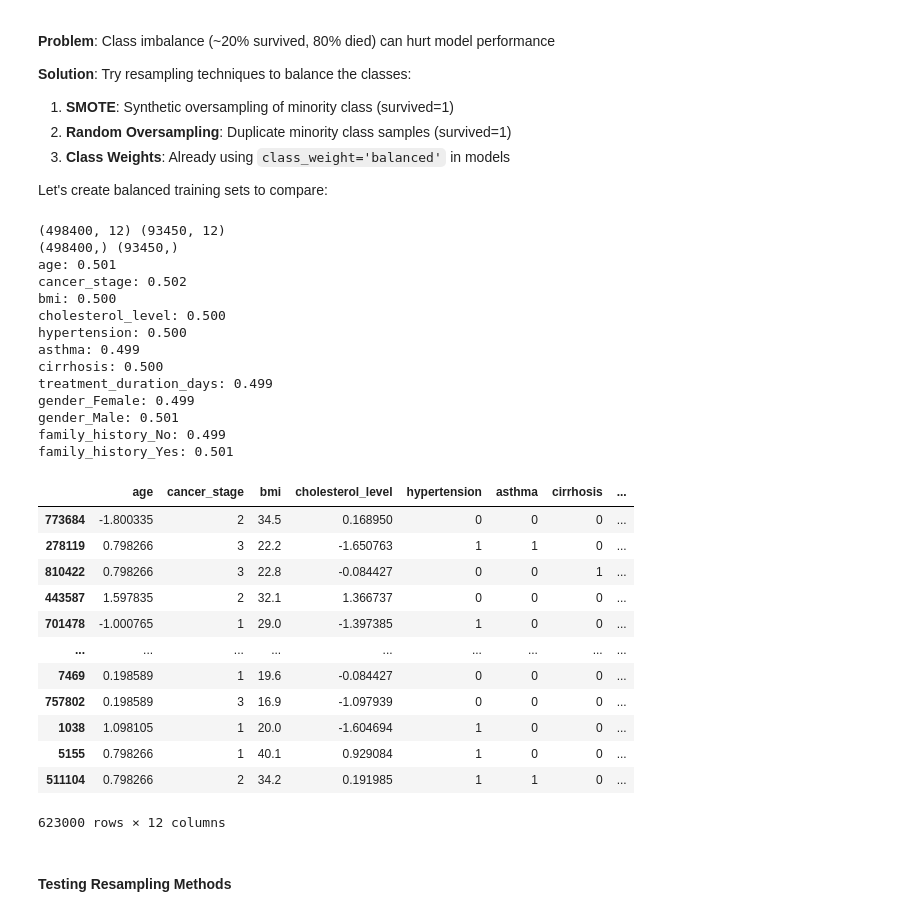
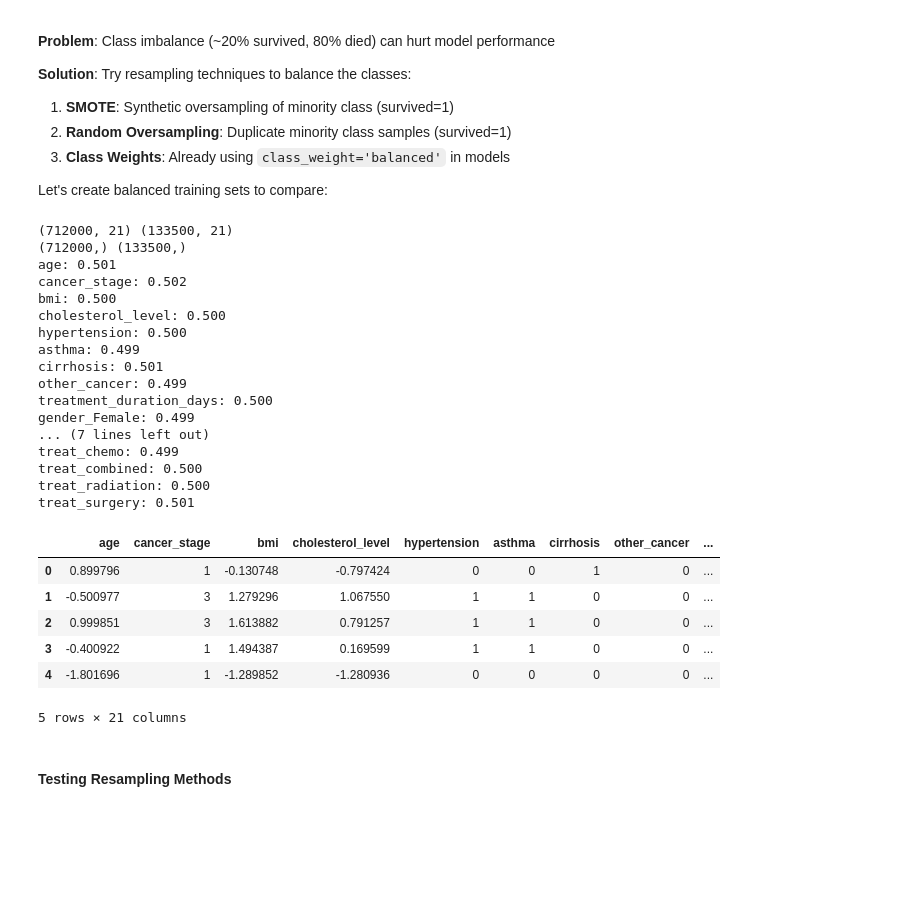
Before and after one commit to apayne185/RAI_opioid_risk_prevention, a Jupyter notebook: ML4HL_LC_RAI_toolbox.ipynb, the cells around one changed output. Drawn from its saved outputs; the diff is of its cells as text; code cells hidden in the pictures; blank space fills up the shorter version.

```diff
--- a/ML4HL_LC_RAI_toolbox.ipynb
+++ b/ML4HL_LC_RAI_toolbox.ipynb
@@ -491,19 +466,13 @@ This allowed us to reduce the number of features, almost all of this work is don
 # %%
-lasso = LogisticRegression(penalty="l1", solver="liblinear", C=1, class_weight="balanced")
+lasso = LogisticRegression(penalty="l1",
+                           solver="liblinear", C=1, class_weight="balanced")
+lasso.fit(X_train, y_train)
 
 
-lasso_pipe = Pipeline(steps=[
-    ("preprocess", preprocess),
-    ("lasso", lasso)
-])
-lasso_pipe.fit(X_train, y_train)
-
-
-feature_names = lasso_pipe.named_steps["preprocess"].get_feature_names_out()
-coef = pd.Series(lasso_pipe.named_steps["lasso"].coef_.flatten(),index=feature_names)
+feature_names = X_train.columns
+coef = pd.Series(lasso.coef_.flatten(), index=feature_names)
 
 print("\nNon zero features after l1 regulariztion")
 print(coef[coef != 0])
-# print("Chosen C:", pipe.named_steps["lasso"].C_)
 # %% [output]
 Non zero features after l1 regulariztion
@@ -523,13 +488,12 @@ dtype: float64
 # %%
-# Logistic Regression baseline with variance filter
-base_clf = Pipeline(steps=[
-    ("prep", preprocess),
-    # Eliminates features with zero variance
-    # ("varth", VarianceThreshold(threshold=0.0)),
-    ("model", LogisticRegression(
-        solver="liblinear",  # See details in course material
-        class_weight="balanced",  # Adjusts weights for class imbalance - GOOD, we have 20-80
-        random_state=RANDOM_STATE,
-        max_iter=200
-    ))
-])
+base_clf = LogisticRegression(
+    solver="liblinear",
+    class_weight="balanced",    #ajudts for the class imbalance
+    random_state=RANDOM_STATE,
+    max_iter=200
+)
+base_clf.fit(X_train, y_train)    #training
+
+# evalution
+y_pred_val = base_clf.predict(X_val)
+y_proba_val = base_clf.predict_proba(X_val)[:, 1]  # probability of survival
@@ -549,42 +511,39 @@ Let's create balanced training sets to compare:
 # %%
 print(X_train.shape, X_val.shape)
 print(y_train.shape, y_val.shape)
 assert all(X_train.index == y_train.index)
 assert all(X_val.index == y_val.index)
 
 for col in X_train.columns:
     auc = roc_auc_score(y_train, X_train[col])
     print(f"{col}: {auc:.3f}")
 
-X_scaled
+X.head()
 # %% [output]
-(498400, 12) (93450, 12)
-(498400,) (93450,)
+(712000, 21) (133500, 21)
+(712000,) (133500,)
 age: 0.501
 cancer_stage: 0.502
 bmi: 0.500
 cholesterol_level: 0.500
 hypertension: 0.500
 asthma: 0.499
-cirrhosis: 0.500
-treatment_duration_days: 0.499
+cirrhosis: 0.501
+other_cancer: 0.499
+treatment_duration_days: 0.500
 gender_Female: 0.499
-gender_Male: 0.501
-family_history_No: 0.499
-family_history_Yes: 0.501
+... (7 lines left out)
+treat_chemo: 0.499
+treat_combined: 0.500
+treat_radiation: 0.500
+treat_surgery: 0.501
-|  | age | cancer_stage | bmi | cholesterol_level | hypertension | asthma | cirrhosis | ... |
-| 773684 | -1.800335 | 2 | 34.5 | 0.168950 | 0 | 0 | 0 | ... |
-| 278119 | 0.798266 | 3 | 22.2 | -1.650763 | 1 | 1 | 0 | ... |
-| 810422 | 0.798266 | 3 | 22.8 | -0.084427 | 0 | 0 | 1 | ... |
-| 443587 | 1.597835 | 2 | 32.1 | 1.366737 | 0 | 0 | 0 | ... |
-| 701478 | -1.000765 | 1 | 29.0 | -1.397385 | 1 | 0 | 0 | ... |
-| ... | ... | ... | ... | ... | ... | ... | ... | ... |
-| 7469 | 0.198589 | 1 | 19.6 | -0.084427 | 0 | 0 | 0 | ... |
-| 757802 | 0.198589 | 3 | 16.9 | -1.097939 | 0 | 0 | 0 | ... |
-| 1038 | 1.098105 | 1 | 20.0 | -1.604694 | 1 | 0 | 0 | ... |
-| 5155 | 0.798266 | 1 | 40.1 | 0.929084 | 1 | 0 | 0 | ... |
-| 511104 | 0.798266 | 2 | 34.2 | 0.191985 | 1 | 1 | 0 | ... |
+|  | age | cancer_stage | bmi | cholesterol_level | hypertension | asthma | cirrhosis | other_cancer | ... |
+| 0 | 0.899796 | 1 | -0.130748 | -0.797424 | 0 | 0 | 1 | 0 | ... |
+| 1 | -0.500977 | 3 | 1.279296 | 1.067550 | 1 | 1 | 0 | 0 | ... |
+| 2 | 0.999851 | 3 | 1.613882 | 0.791257 | 1 | 1 | 0 | 0 | ... |
+| 3 | -0.400922 | 1 | 1.494387 | 0.169599 | 1 | 1 | 0 | 0 | ... |
+| 4 | -1.801696 | 1 | -1.289852 | -1.280936 | 0 | 0 | 0 | 0 | ... |
-623000 rows × 12 columns
+5 rows × 21 columns
 # %% [markdown]
 #### Testing Resampling Methods
 # %% [markdown]
```
Also changed, not shown: parts of 39 cells of this notebook.
